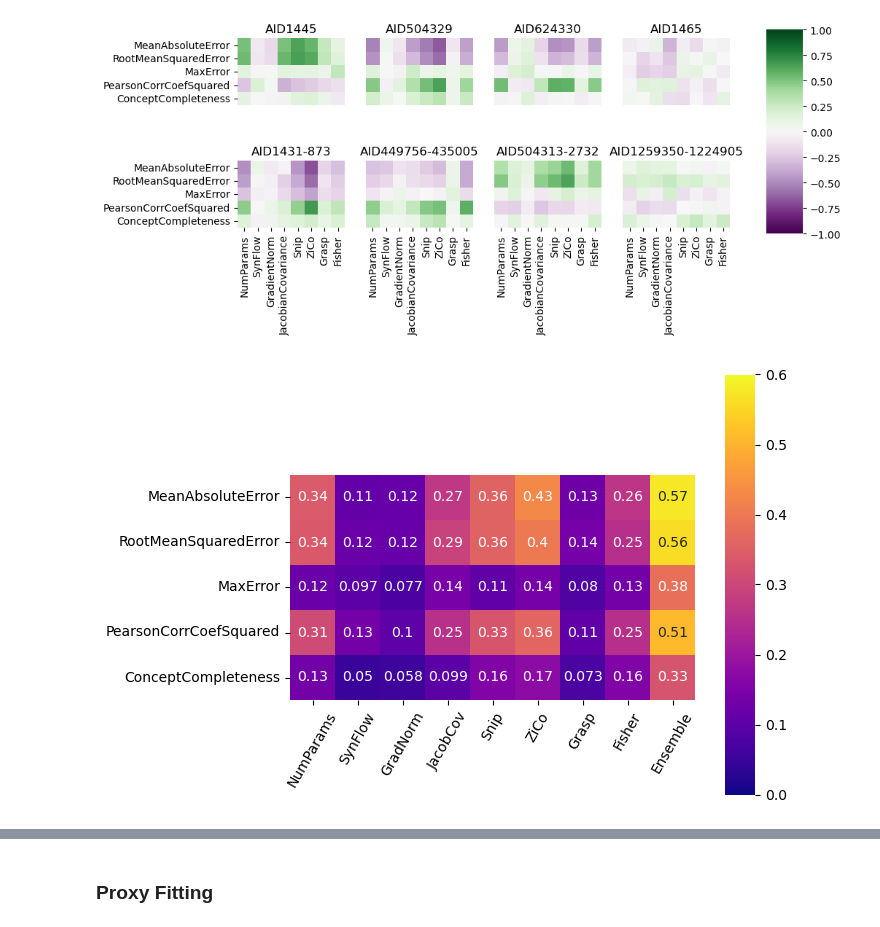
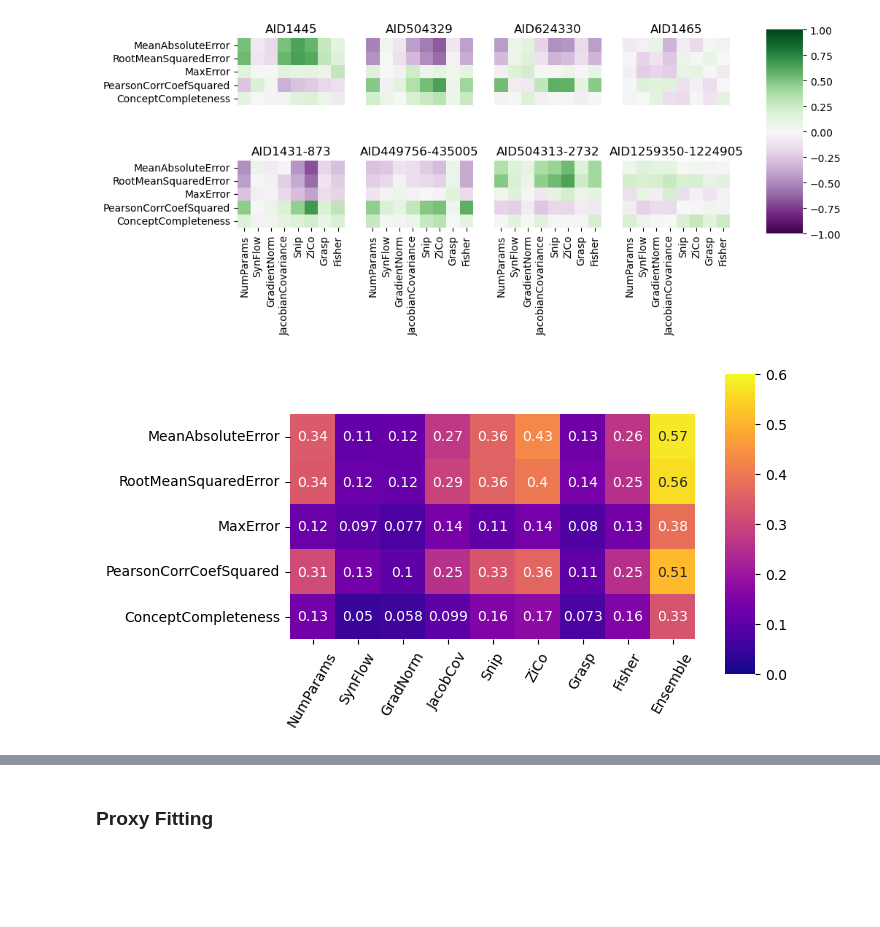
Before and after one commit to harryknighton/drug-discovery-automl, a Jupyter notebook: src/notebooks/evaluation.ipynb, the cells around one changed output, grey strips where cells are left out. Cells and saved outputs as stored; diff of their text form; code cells hidden in the pictures; blank space fills up the shorter version.

Commit message:
Tidied up figures

```diff
--- a/src/notebooks/evaluation.ipynb
+++ b/src/notebooks/evaluation.ipynb
@@ -328,25 +383,5 @@ for dataset in datasets:
 
 searched_architectures = pd.DataFrame(searched_archs)
-# %%
-searched_archs = defaultdict(list)
-for dataset in datasets:
-    trials = load_trials(dataset, 'hyperopt_baseline_tpe_0')
-    trial = trials.best_trial
-    spec = hyperopt.base.spec_from_misc(trial['misc'])
-    arch = hyperopt.space_eval(search_space, spec)
-    searched_archs['No. Layers'].append(arch['layers']['num'])
-    searched_archs['No. Features'].append(arch['layers']['hidden_features'])
-    layers = {t.name: 0 for t in GNNLayerType}
-    for layer in arch['layers']['layer_types']:
-        layers[layer.name] += 1
-    for t, count in layers.items():
-        searched_archs['No. ' + t].append(count)
-    searched_archs['Pooling Function'].append(arch['pool_func'].name)
-    losses = np.array(trials.losses())
-    loss = trial['result']['metrics']['PearsonCorrCoefSquared']
-    searched_archs['Scaled R2'].append((loss - losses.min()) / (losses.max() - losses.min()))
-
-searched_architectures = pd.DataFrame(searched_archs)
 # %%
 fig = ex.parallel_coordinates(
     searched_architectures,
@@ -360,8 +395,8 @@ fig.write_html('bla.html', auto_open=True)
 rand_losses = []
 tpe_losses = []
 for dataset in datasets:
-    rand_trials = load_trials(dataset, 'hyperopt_baseline_0')
-    tpe_trials = load_trials(dataset, 'hyperopt_baseline_tpe_0')
+    rand_trials = load_trials(dataset, 'hyperopt_baseline')
+    tpe_trials = load_trials(dataset, 'hyperopt_baseline_tpe')
     rand_losses.append(torch.tensor([trial['result']['metrics']['PearsonCorrCoefSquared'] for trial in rand_trials]).cummax(0).values)
     tpe_losses.append(torch.tensor([trial['result']['metrics']['PearsonCorrCoefSquared'] for trial in tpe_trials]).cummax(0).values)
 # %%
@@ -387,11 +426,11 @@ fig.savefig(config.FIGURES_DIR / 'ensemble_fitting.png')
 # %%
 metrics_to_save = ['PearsonCorrCoefSquared', 'ConceptCompleteness', 'RootMeanSquaredError']
 experiments = [
-    'hyperopt_baseline_tpe_explainability_0',
-    'hyperopt_baseline_tpe_025_loss_explainability_0',
-    'hyperopt_baseline_tpe_05_loss_explainability_0',
-    'hyperopt_baseline_tpe_075_loss_explainability_0',
-    'hyperopt_baseline_tpe_0',
+    'hyperopt_baseline_tpe_explainability',
+    'hyperopt_baseline_tpe_025_loss_explainability',
+    'hyperopt_baseline_tpe_05_loss_explainability',
+    'hyperopt_baseline_tpe_075_loss_explainability',
+    'hyperopt_baseline_tpe',
 ]
 metrics = defaultdict(list)
 
@@ -406,9 +445,8 @@ for dataset in datasets:
     for metric in metrics_to_save:
         metrics[metric].append(torch.tensor(dataset_metrics[metric]))
 # %%
-scaled_metrics = {}
+scaled_metrics = metrics
 for metric, values in metrics.items():
-    # scaled_metrics[metric] = values_arr / values_arr.max() if values_arr.max() > 1 else values_arr
     scaled_metrics[metric] = [(v - v.min()) / (v.max() - v.min()) for v in values]
 # %%
 means = {}
@@ -488,25 +528,25 @@ avg_corrs = avg_corrs.rename(columns={'GradientNorm': 'GradNorm', 'JacobianCovar
 # %%
 fig, ax = plt.subplots(figsize=(6, 6))
 
 fig.subplots_adjust(right=0.8)
-cbar_ax = fig.add_axes([0.85, 0.15, 0.05, 0.7])
+cbar_ax = fig.add_axes([0.85, 0.25, 0.05, 0.5])
 
 sns.heatmap(
     avg_corrs,
     xticklabels=True,
     yticklabels=True,
     annot=True,
     square=True,
     ax=ax,
     cmap='plasma',
     cbar_ax=cbar_ax,
     vmin=0.0,
     vmax=0.6
 )
 ax.set_xticklabels(ax.get_xticklabels(), rotation=60)
 fig.savefig(config.FIGURES_DIR / 'abs_metric_proxy_correlations.png')
 # %% [output]
-[figure, old version]
+[figure, new version]
 # %%
 target = 'RootMeanSquaredError'
 fig, ax = plt.subplots(figsize=(5, 4))
```
Also changed, not shown: parts of 17 cells of this notebook.
